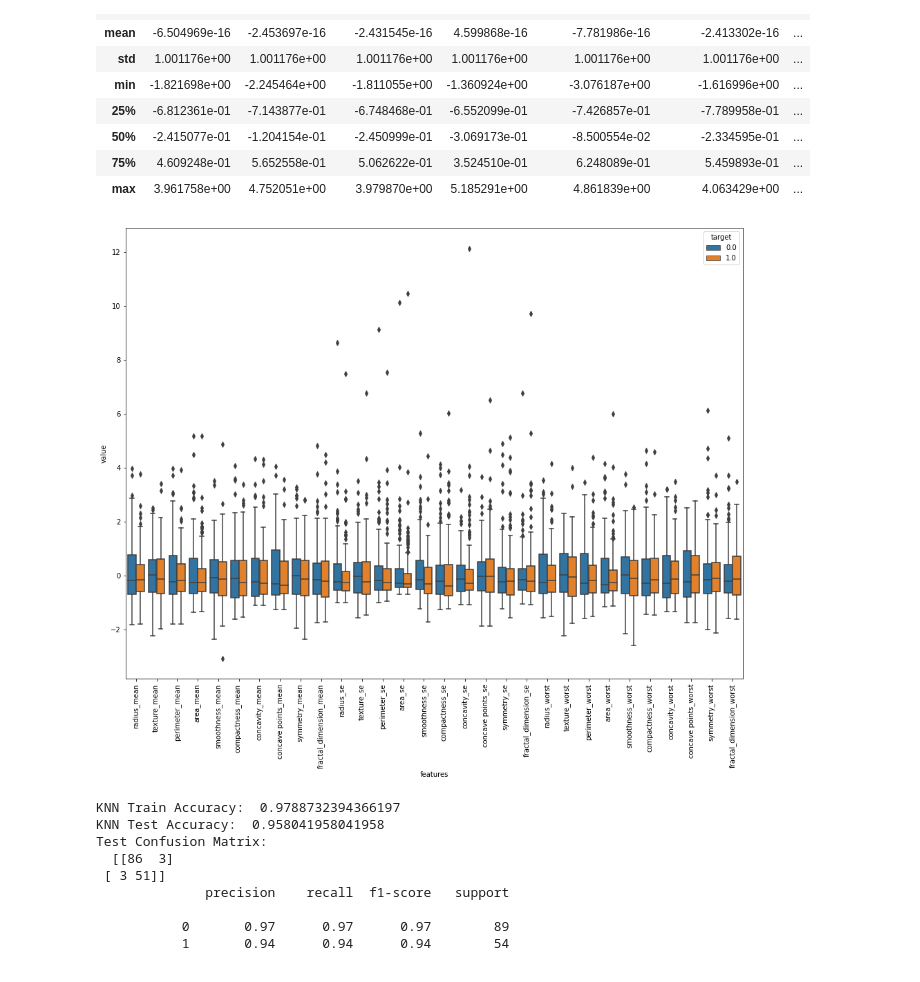
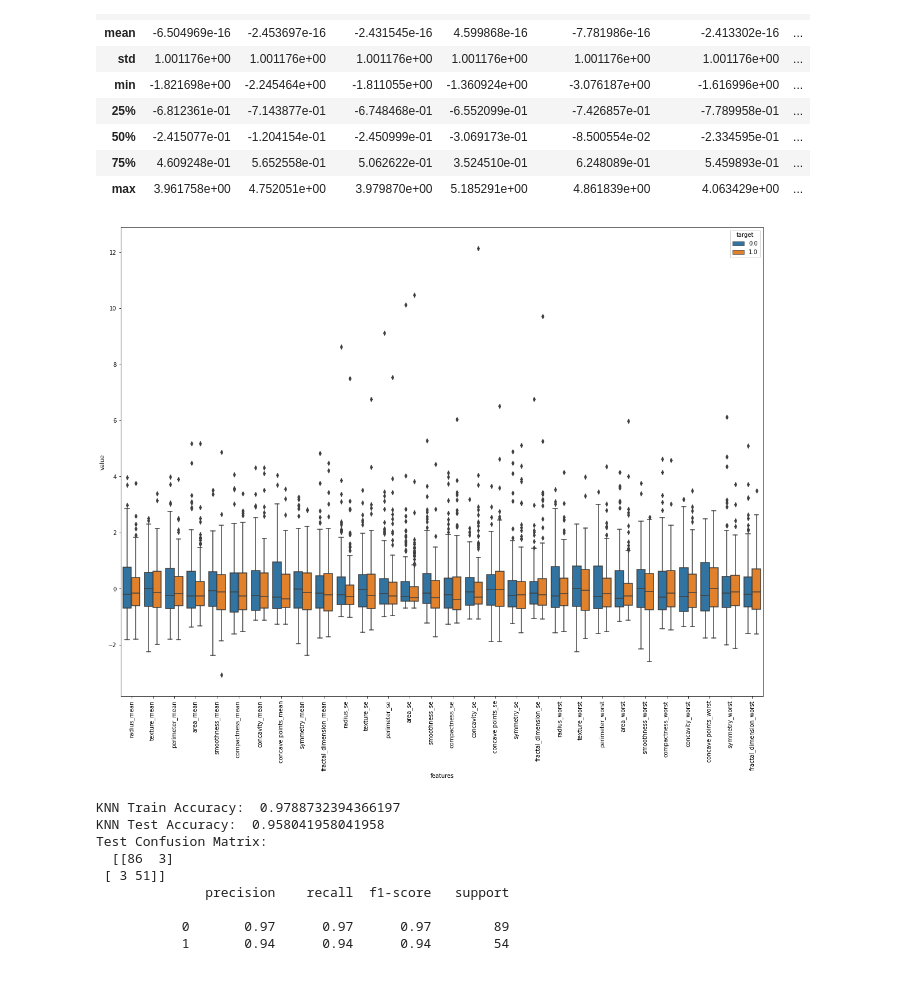
Before and after one commit to arslansevval/BreastCancerClassificationwithKNN, a Jupyter notebook: Breast_Cancer_Classification.ipynb, the cells around one changed output. Drawn from its saved outputs; the diff is of its cells as text; code cells hidden in the pictures.

```diff
--- a/Breast_Cancer_Classification.ipynb
+++ b/Breast_Cancer_Classification.ipynb
@@ -186,3 +144,7 @@ y = y.drop(outlier_index).values"""
+# %%
+y = data["target"]
+x = data.drop(["target"], axis = 1)
+columns = x.columns.tolist()
 # %%
 #Train Test Split
 X_train, X_test, Y_train, Y_test = train_test_split(x, y, test_size = 0.25, random_state = 42)
@@ -207,15 +169,15 @@ X_train_df.describe()
 # %%
 X_train_df_describe = X_train_df.describe()
 X_train_df["target"] = Y_train
 #box plot
 data_melted = pd.melt(X_train_df, id_vars = "target",
                       var_name = "features",
                       value_name = "value")
-plt.figure(figsize=(16,12))
+plt.figure(figsize=(20,15))
 sns.boxplot(x = "features", y= "value", hue = "target", data = data_melted)
 plt.xticks(rotation = 90)
 plt.show()
 # %% [output]
-[figure, old version]
+[figure, new version]
 # %%
 from sklearn.metrics import roc_auc_score
```
Also changed, not shown: parts of 22 cells of this notebook.
